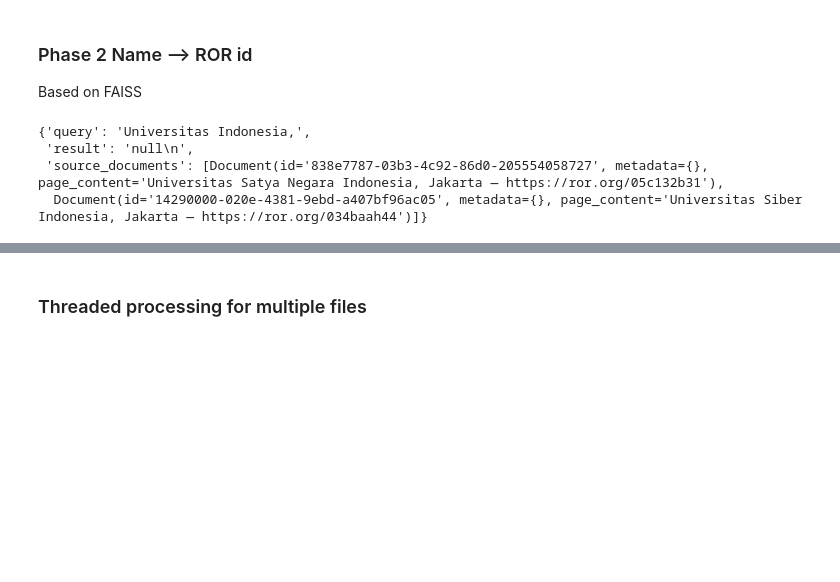
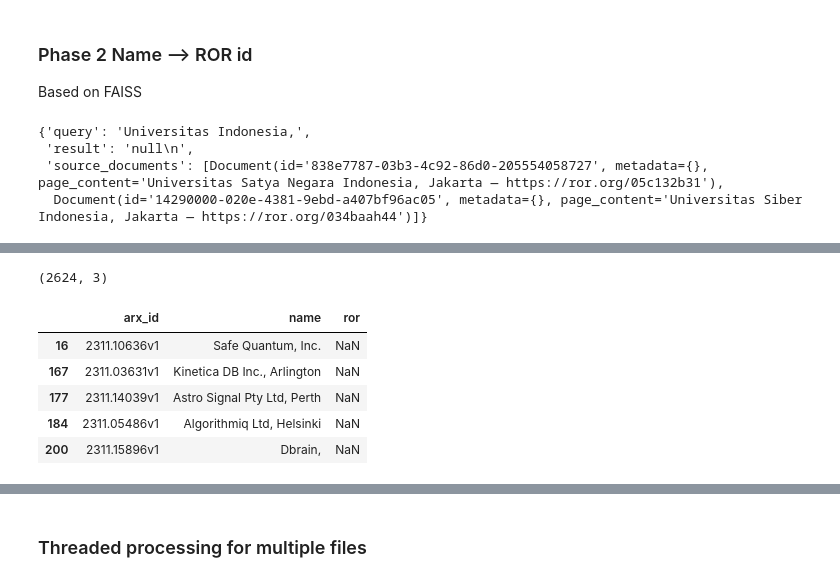
Before and after one commit to arXiv/metadata-vertexai, a Jupyter notebook: ccameron_gemini.ipynb, the cells around one changed output, grey strips where cells are left out. Saved outputs shown, nothing was run; the diff lists cells and outputs as text; code cells hidden in the pictures; blank space fills up the shorter version.

```diff
--- a/ccameron_gemini.ipynb
+++ b/ccameron_gemini.ipynb
@@ -178,0 +208,12 @@ Wall time: 501 ms
+# %%
+no_ror_df = res_df[pd.isna(res_df['name']) | pd.isna(res_df['ror'])]
+no_ror_df.shape
+no_ror_df.head()
+# %% [output]
+(2624, 3)
+|  | arx_id | name | ror |
+| 16 | 2311.10636v1 | Safe Quantum, Inc. | NaN |
+| 167 | 2311.03631v1 | Kinetica DB Inc., Arlington | NaN |
+| 177 | 2311.14039v1 | Astro Signal Pty Ltd, Perth | NaN |
+| 184 | 2311.05486v1 | Algorithmiq Ltd, Helsinki | NaN |
+| 200 | 2311.15896v1 | Dbrain, | NaN |
```
Also changed, not shown: parts of 12 cells of this notebook, 3 other files.
